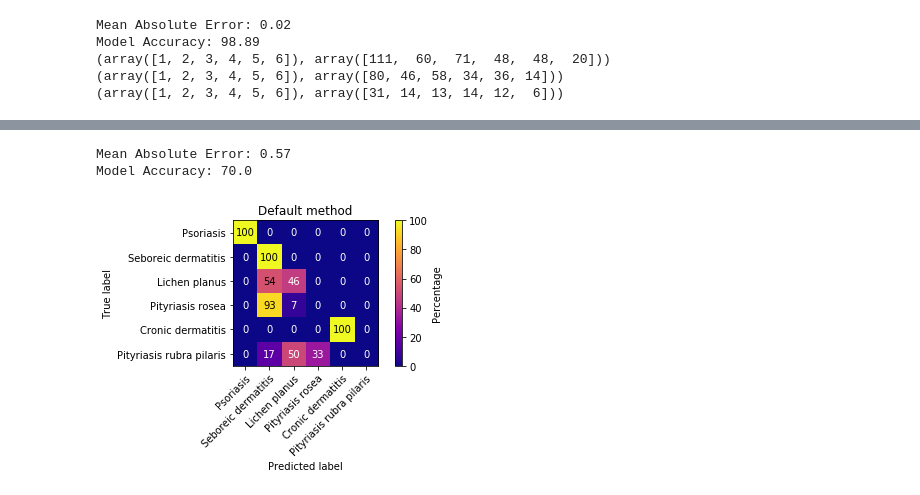
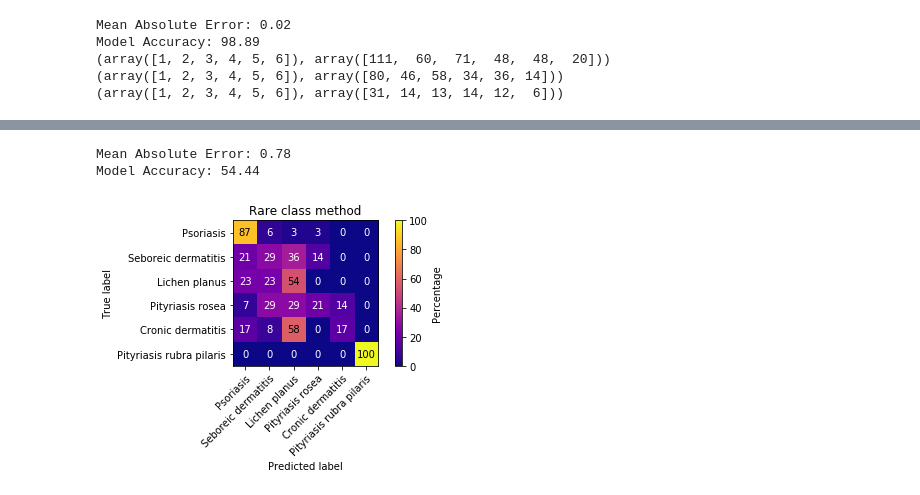
Before and after one commit to GiulioPr/Pcfi, a Jupyter notebook: 1_code/Dermatology_dataset.ipynb, the cells around one changed output, grey strips where cells are left out. Drawn from its saved outputs; the diff is of its cells as text; code cells hidden in the pictures.

```diff
--- a/1_code/Dermatology_dataset.ipynb
+++ b/1_code/Dermatology_dataset.ipynb
@@ -346,34 +292,0 @@ print(top5_rare_features)
-# %%
-def plot_confusion_matrix(y_true, y_pred, classes,
-                          title='Normalized confusion matrix',
-                          cmap=plt.cm.plasma):
-    # Compute confusion matrix
-    cm = confusion_matrix(y_true, y_pred)
-    cm = cm.astype('float') / cm.sum(axis=1)[:, np.newaxis] * 100
-    #print(cm)
-    fig, ax = plt.subplots()
-    im = ax.imshow(cm, interpolation='nearest', cmap=cmap)
-    ax.figure.colorbar(im, ax=ax, label='Percentage')
-    # We want to show all ticks...
-    ax.set(xticks=np.arange(cm.shape[1]),
-           yticks=np.arange(cm.shape[0]),
-           # ... and label them with the respective list entries
-           xticklabels=classes, yticklabels=classes,
-           title=title,
-           ylabel='True label',
-           xlabel='Predicted label')
-
-    # Rotate the tick labels and set their alignment.
-    plt.setp(ax.get_xticklabels(), rotation=45, ha="right",
-             rotation_mode="anchor")
-
-    # Loop over data dimensions and create text annotations.
-    fmt = '.0f'
-    thresh = cm.max() / 2.
-    for i in range(cm.shape[0]):
-        for j in range(cm.shape[1]):
-            ax.text(j, i, format(round(cm[i, j],0), fmt),
-                    ha="center", va="center",
-                    color="black" if cm[i, j] > thresh else "white")
-    plt.tight_layout()
-    return fig, ax
@@ -380,22 +315,22 @@ def plot_confusion_matrix(y_true, y_pred, classes,
 # %%
-feat_ind = np.array([feat in top5_global_features for feat in feature_names])
+feat_ind = np.array([feat in top5_rare_features for feat in feature_names])
 X_train, X_test, y_train, y_test = train_test_split(X[:,feat_ind], y, random_state=45)
 # train the classifier
 rf_clf = RandomForestClassifier(random_state=45, n_estimators=100)
 rf_clf.fit(X_train, y_train)
 # make predictions and calculate the MAE error
 predictions = rf_clf.predict(X_test)
 errors = abs(predictions - y_test)
 print('Mean Absolute Error: {}'.format(round(np.mean(errors), 2)))
 # calculate the accuracy of the classifier
 acc = 100 * accuracy_score(y_test, predictions)
 print('Model Accuracy: {}'.format(round(acc, 2)))
 
 fig, ax = plot_confusion_matrix(y_test, predictions, class_names,
-                      title='Default method')
-fig.savefig(fig_path+'/confusion_matrix_default_method.pdf', bbox_inches='tight')
+                      title='Rare class method')
+#fig.savefig(fig_path+'/confusion_matrix_rare_class.pdf', bbox_inches='tight')
 plt.show()
 # %% [output]
-Mean Absolute Error: 0.57
-Model Accuracy: 70.0
+Mean Absolute Error: 0.78
+Model Accuracy: 54.44
-[figure, old version]
+[figure, new version]
```
Also changed, not shown: parts of 32 cells of this notebook, 22 other files.
